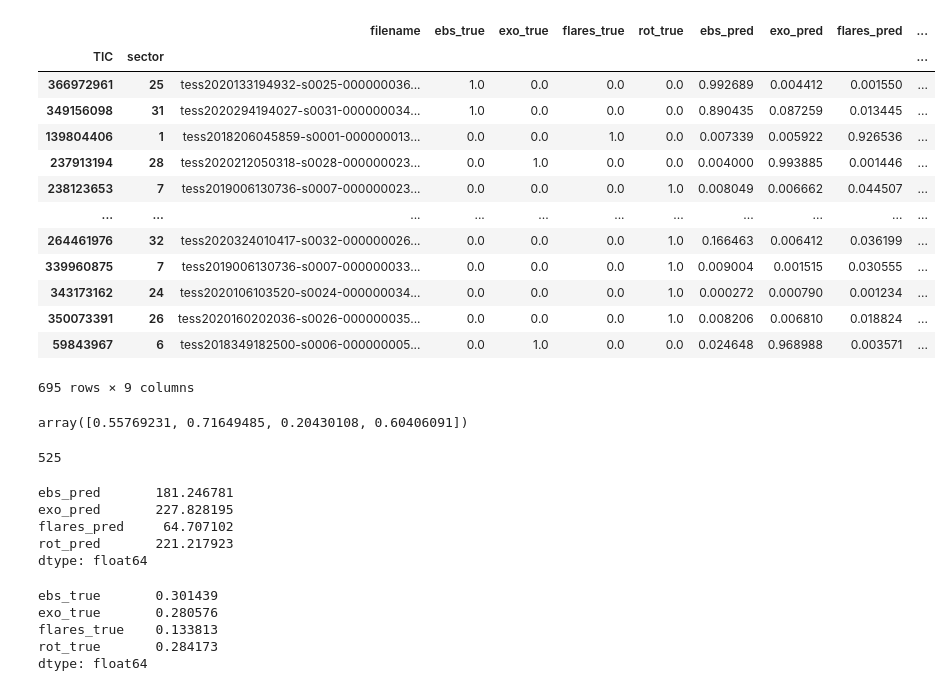
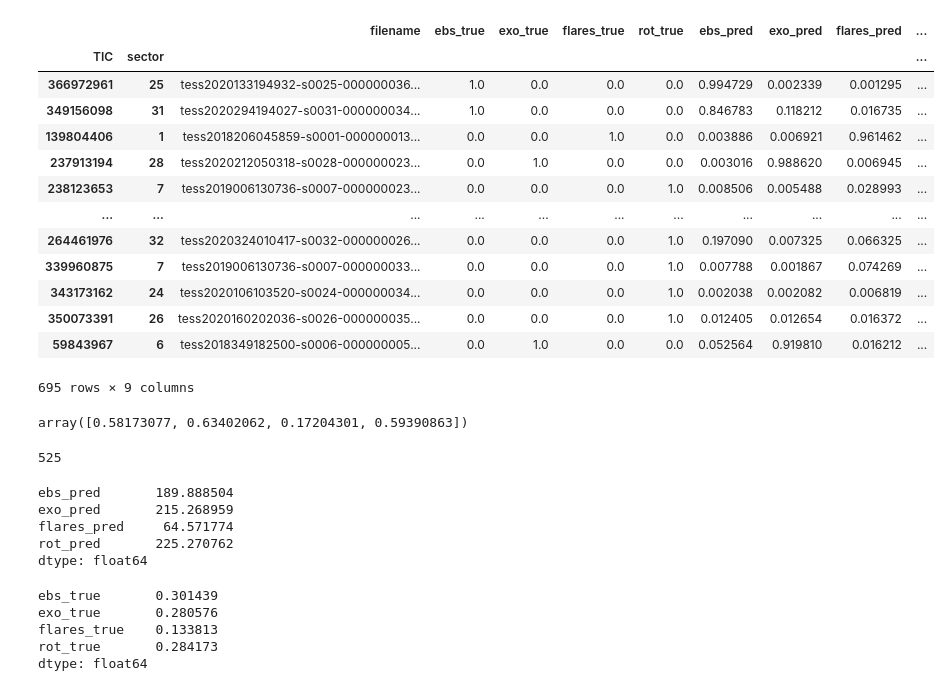
Before and after one commit to spacetelescope/light-curve-similarity-search, a Jupyter notebook: 3-check-cnn-performance.ipynb, the cells around one changed output. Drawn from its saved outputs; the diff is of its cells as text; code cells hidden in the pictures.

```diff
--- a/3-check-cnn-performance.ipynb
+++ b/3-check-cnn-performance.ipynb
@@ -1,33 +1,33 @@
 # %%
 import pandas as pd
 
 RUN_NAME = "batchnorm1"
 RUN_NUMBER = 0
 MODEL_NAME = f"{RUN_NAME}_{RUN_NUMBER}"
 
-data = pd.read_csv(f"{MODEL_NAME}/{MODEL_NAME}_predictions.csv", index_col=[0, 1])
+data = pd.read_csv(f"runs/{MODEL_NAME}/{MODEL_NAME}_predictions.csv", index_col=[0, 1])
 data
 # %% [output]
 |  |  | filename | ebs_true | exo_true | flares_true | rot_true | ebs_pred | exo_pred | flares_pred | ... |
 | TIC | sector |  |  |  |  |  |  |  |  | ... |
-| 366972961 | 25 | tess2020133194932-s0025-000000036... | 1.0 | 0.0 | 0.0 | 0.0 | 0.992689 | 0.004412 | 0.001550 | ... |
-| 349156098 | 31 | tess2020294194027-s0031-000000034... | 1.0 | 0.0 | 0.0 | 0.0 | 0.890435 | 0.087259 | 0.013445 | ... |
-| 139804406 | 1 | tess2018206045859-s0001-000000013... | 0.0 | 0.0 | 1.0 | 0.0 | 0.007339 | 0.005922 | 0.926536 | ... |
-| 237913194 | 28 | tess2020212050318-s0028-000000023... | 0.0 | 1.0 | 0.0 | 0.0 | 0.004000 | 0.993885 | 0.001446 | ... |
-| 238123653 | 7 | tess2019006130736-s0007-000000023... | 0.0 | 0.0 | 0.0 | 1.0 | 0.008049 | 0.006662 | 0.044507 | ... |
+| 366972961 | 25 | tess2020133194932-s0025-000000036... | 1.0 | 0.0 | 0.0 | 0.0 | 0.994729 | 0.002339 | 0.001295 | ... |
+| 349156098 | 31 | tess2020294194027-s0031-000000034... | 1.0 | 0.0 | 0.0 | 0.0 | 0.846783 | 0.118212 | 0.016735 | ... |
+| 139804406 | 1 | tess2018206045859-s0001-000000013... | 0.0 | 0.0 | 1.0 | 0.0 | 0.003886 | 0.006921 | 0.961462 | ... |
+| 237913194 | 28 | tess2020212050318-s0028-000000023... | 0.0 | 1.0 | 0.0 | 0.0 | 0.003016 | 0.988620 | 0.006945 | ... |
+| 238123653 | 7 | tess2019006130736-s0007-000000023... | 0.0 | 0.0 | 0.0 | 1.0 | 0.008506 | 0.005488 | 0.028993 | ... |
 | ... | ... | ... | ... | ... | ... | ... | ... | ... | ... | ... |
-| 264461976 | 32 | tess2020324010417-s0032-000000026... | 0.0 | 0.0 | 0.0 | 1.0 | 0.166463 | 0.006412 | 0.036199 | ... |
-| 339960875 | 7 | tess2019006130736-s0007-000000033... | 0.0 | 0.0 | 0.0 | 1.0 | 0.009004 | 0.001515 | 0.030555 | ... |
-| 343173162 | 24 | tess2020106103520-s0024-000000034... | 0.0 | 0.0 | 0.0 | 1.0 | 0.000272 | 0.000790 | 0.001234 | ... |
-| 350073391 | 26 | tess2020160202036-s0026-000000035... | 0.0 | 0.0 | 0.0 | 1.0 | 0.008206 | 0.006810 | 0.018824 | ... |
-| 59843967 | 6 | tess2018349182500-s0006-000000005... | 0.0 | 1.0 | 0.0 | 0.0 | 0.024648 | 0.968988 | 0.003571 | ... |
+| 264461976 | 32 | tess2020324010417-s0032-000000026... | 0.0 | 0.0 | 0.0 | 1.0 | 0.197090 | 0.007325 | 0.066325 | ... |
+| 339960875 | 7 | tess2019006130736-s0007-000000033... | 0.0 | 0.0 | 0.0 | 1.0 | 0.007788 | 0.001867 | 0.074269 | ... |
+| 343173162 | 24 | tess2020106103520-s0024-000000034... | 0.0 | 0.0 | 0.0 | 1.0 | 0.002038 | 0.002082 | 0.006819 | ... |
+| 350073391 | 26 | tess2020160202036-s0026-000000035... | 0.0 | 0.0 | 0.0 | 1.0 | 0.012405 | 0.012654 | 0.016372 | ... |
+| 59843967 | 6 | tess2018349182500-s0006-000000005... | 0.0 | 1.0 | 0.0 | 0.0 | 0.052564 | 0.919810 | 0.016212 | ... |
 695 rows × 9 columns
 # %%
 comp = (data[["ebs_pred", "exo_pred", "flares_pred", "rot_pred"]].round(1).values == 1) & (1 == data[["ebs_true", "exo_true", "flares_true", "rot_true"]].values)
 # %%
 comp.sum(axis=0) / (data[["ebs_true", "exo_true", "flares_true", "rot_true"]].values == 1).sum(axis=0)
 # %% [output]
-array([0.55769231, 0.71649485, 0.20430108, 0.60406091])
+array([0.58173077, 0.63402062, 0.17204301, 0.59390863])
 # %%
 (data[["ebs_pred", "exo_pred", "flares_pred", "rot_pred"]].values.argmax(axis=1) == data[["ebs_true", "exo_true", "flares_true", "rot_true"]].values.argmax(axis=1)).sum()
 # %% [output]
@@ -35,10 +35,10 @@ array([0.55769231, 0.71649485, 0.20430108, 0.60406091])
 # %%
 data[["ebs_pred", "exo_pred", "flares_pred", "rot_pred"]].sum()
 # %% [output]
-ebs_pred       181.246781
-exo_pred       227.828195
-flares_pred     64.707102
-rot_pred       221.217923
+ebs_pred       189.888504
+exo_pred       215.268959
+flares_pred     64.571774
+rot_pred       225.270762
 dtype: float64
 # %%
 data[["ebs_true", "exo_true", "flares_true", "rot_true"]].sum()/len(data)
```
Also changed, not shown: 4 other files.
